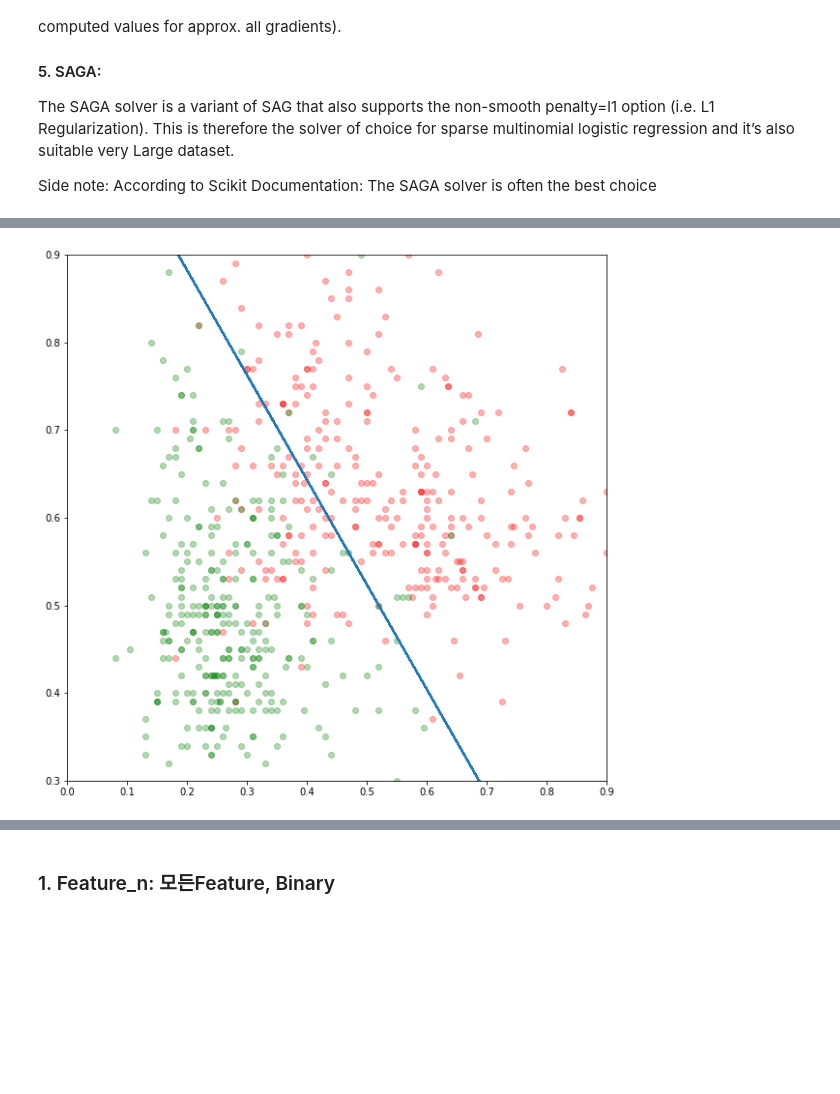
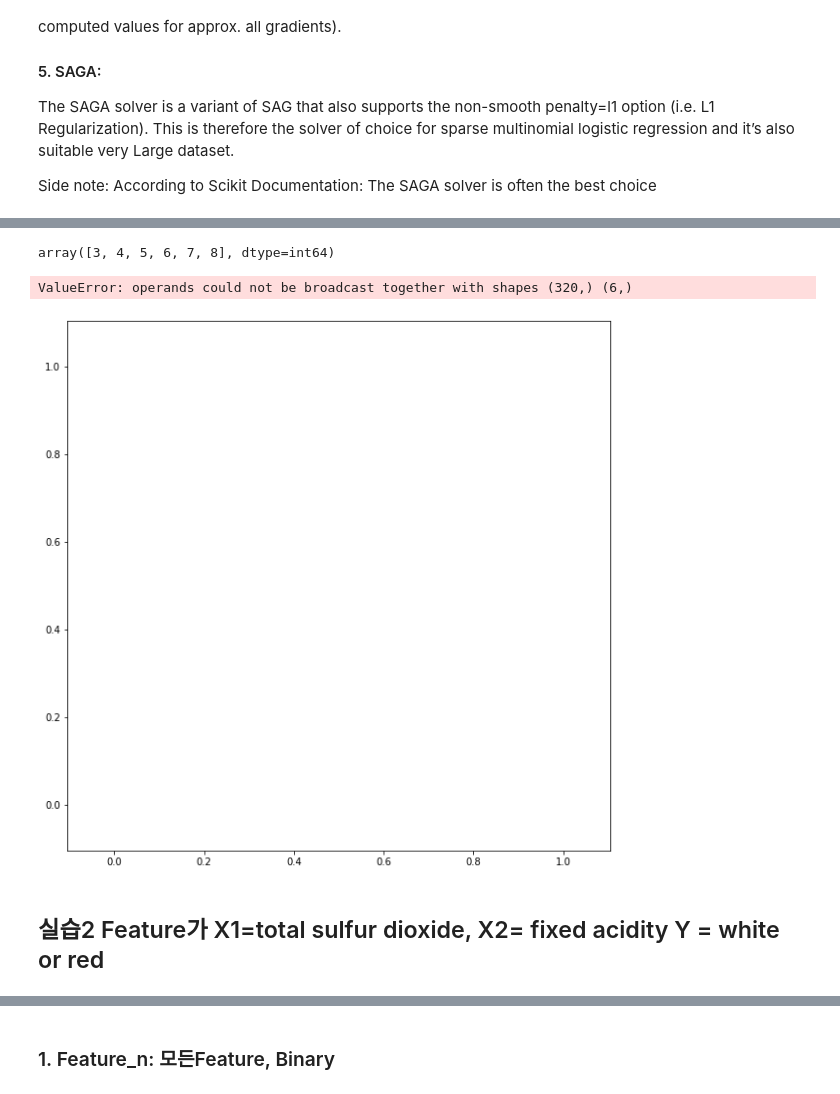
Before and after one commit to tweakershin/python-programming2, a Jupyter notebook: ML/wine/02. Logistic Regression (Wine Quality).ipynb, the cells around one changed output, grey strips where cells are left out. Cells and saved outputs as stored; diff of their text form; code cells hidden in the pictures; blank space fills up the shorter version.

```diff
--- a/ML/wine/02. Logistic Regression (Wine Quality).ipynb
+++ b/ML/wine/02. Logistic Regression (Wine Quality).ipynb
@@ -8,8 +8,8 @@ from matplotlib import pyplot as plt
 # %%
 DATASET_DIR = os.path.join(os.path.dirname(os.getcwd()), 'datasets')
 # %%
-red_file = os.path.join(DATASET_DIR, 'wine/winequality-red.csv')
-white_file = os.path.join(DATASET_DIR, 'wine/winequality-white.csv')
+red_file = os.path.join(DATASET_DIR, 'winequality-red.csv')
+white_file = os.path.join(DATASET_DIR, 'winequality-white.csv')
 # %%
 wine_red = pd.read_csv(red_file, sep=';')
 wine_white = pd.read_csv(white_file, sep=';')
@@ -44,5 +38,5 @@ new_white = wine_white.copy()
 new_red['class'] = 'red'
 new_white['class'] = 'white'
 # %%
-wine= new_red.append(new_white)
+wine = new_red.append(new_white, ignore_index=True)
 # %%
@@ -64,4 +73,4 @@ y = wine['class']
 # %%
 from sklearn.model_selection import train_test_split
 # %%
-train_X, test_X, train_y, test_y = train_test_split(X, y, stratify=wine['class'], random_state=42)
+train_X, test_X, train_y, test_y = train_test_split(X, y, stratify=wine['class'], random_state=42, test_size=.2)
@@ -81,7 +103,7 @@ $$J(\theta) = -{1 \over m} \sum_{i=1}^m \left( y^{(i)}\,log(h_\theta(x^{(i)}) +
 # %%
 from sklearn.linear_model import LogisticRegression
 """
-LogisticRegression(penalty=’l2’, dual=False, tol=0.0001, C=1.0, fit_intercept=True,
+LogisticRegression(penalty='l2', dual=False, tol=0.0001, C=1.0, fit_intercept=True,
                     intercept_scaling=1, class_weight=None, random_state=None, solver=’warn’,
                     max_iter=100, multi_class=’warn’, verbose=0, warm_start=False, n_jobs=None, l1_ratio=None)
 
@@ -99,7 +121,7 @@ If ‘none’ (not supported by the liblinear solver), no regularization is appl
 # dual    = False
 # C       = 1.0  --> lambda(Regularization 정도) (낮을수록 높은 규제)
 # solver  = 'liblinear'
-log_reg = LogisticRegression('none', solver='saga') # no penalty
+log_reg = LogisticRegression(solver='lbfgs') # no penalty
 log_reg.fit(train_X, train_y)
 # %% [output]
 LogisticRegression(C=1.0, class_weight=None, dual=False, fit_intercept=True,
@@ -215,21 +307,43 @@ array([[-4.90912527, -0.0074063 ],
+# %%
+log_reg.classes_
+# %% [output]
+array([3, 4, 5, 6, 7, 8], dtype=int64)
 # %%
-red_index = train_y[train_y=='red'].index
-white_index = train_y[train_y=='white'].index
+red_index = test_y[test_y=='red'].index
+white_index = test_y[test_y=='white'].index
 plt.figure(figsize=(10,10))
-plt.scatter(x=test_X.loc[white_index, 'volatile acidity'], y=test_X.loc[white_index, 'sulphates'], color='r', alpha=0.3)
 
-plt.scatter(x=test_X.loc[red_index, 'volatile acidity'], y=test_X.loc[red_index, 'sulphates'], color='g',  alpha=0.3)
+plt.scatter(
+    x=test_X.loc[white_index, 'volatile acidity'],
+    y=test_X.loc[white_index, 'sulphates'],
+    color='r',
+    alpha=0.3
+)
+plt.scatter(
+    x=test_X.loc[red_index, 'volatile acidity'],
+    y=test_X.loc[red_index, 'sulphates'],
+    color='g',
+    alpha=0.3
+)
 
 # getting corresponding y co-ordinates of the decision boundary
 
 # (test_X['volatile acidity'] * log_reg.coef_[0][0] + log_reg.intercept_)/log_reg.coef_[0][1]
 # -(x_vals * w_guess[0] + b_guess[0])/w_guess[1]
 # y_vals = -(x_vals * w_guess[0] + b_guess[0])/w_guess[1]
-wy = -(test_X.iloc[:, 0] * log_reg.coef_[0,0] + log_reg.intercept_)/(log_reg.coef_[0,1])
+
+# 0 = W2X2 + W1X1 + W0
+# X2 = - (W1X1 + W0)/W2
+
+wy = -((test_X.iloc[:, 0] * log_reg.coef_[0,0]) \
+    + log_reg.intercept_)/(log_reg.coef_[0,1])
 
 plt.plot(test_X.iloc[:, 0], wy)
 plt.xlim(0, .9)
 plt.ylim(0.3, .9)
 plt.show()
 # %% [output]
+ValueError: operands could not be broadcast together with shapes (320,) (6,)
-[figure, old version]
+[figure, new version]
+# %% [markdown]
+## 실습2 Feature가  X1=total sulfur dioxide, X2= fixed acidity Y = white or red
```
Also changed, not shown: parts of 83 cells of this notebook, 1 other file.
